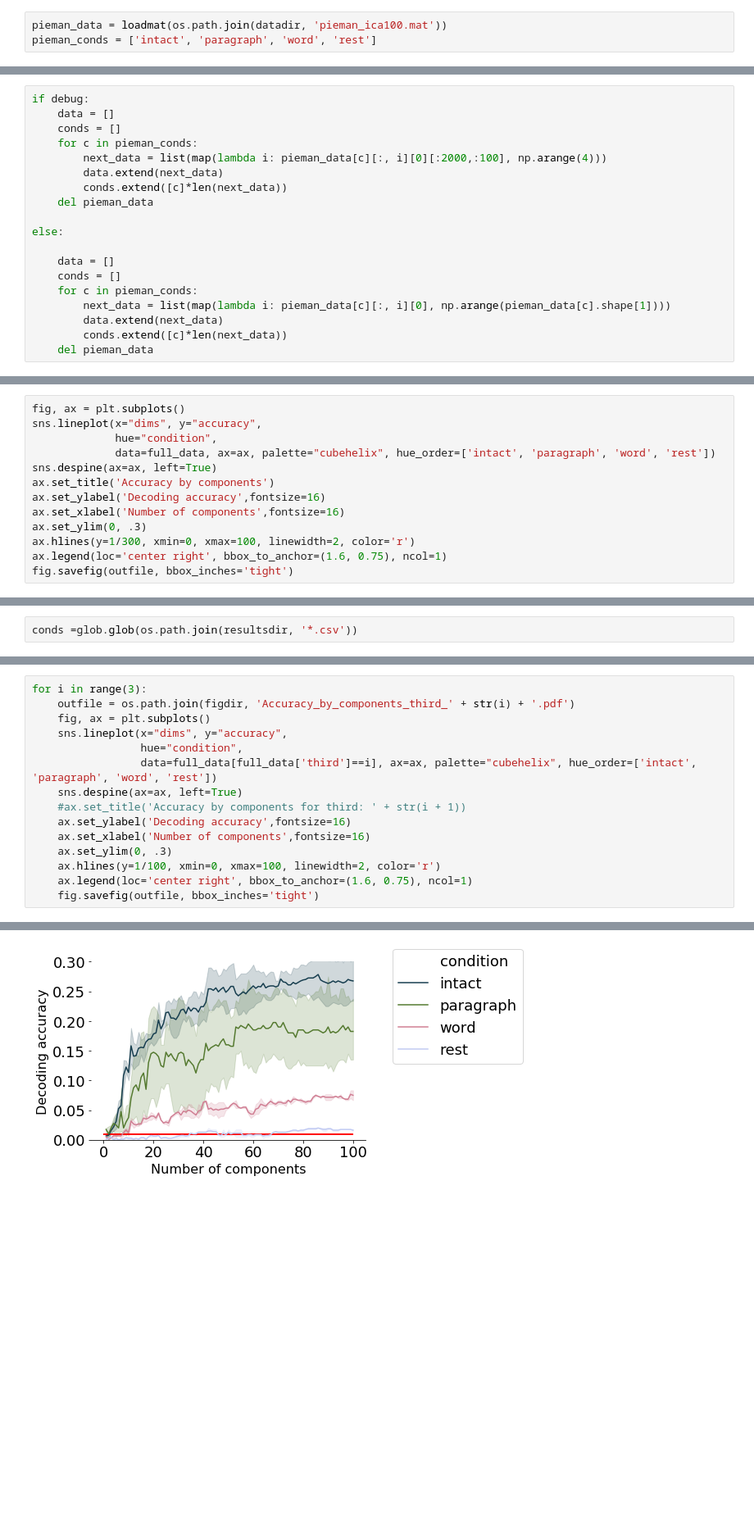
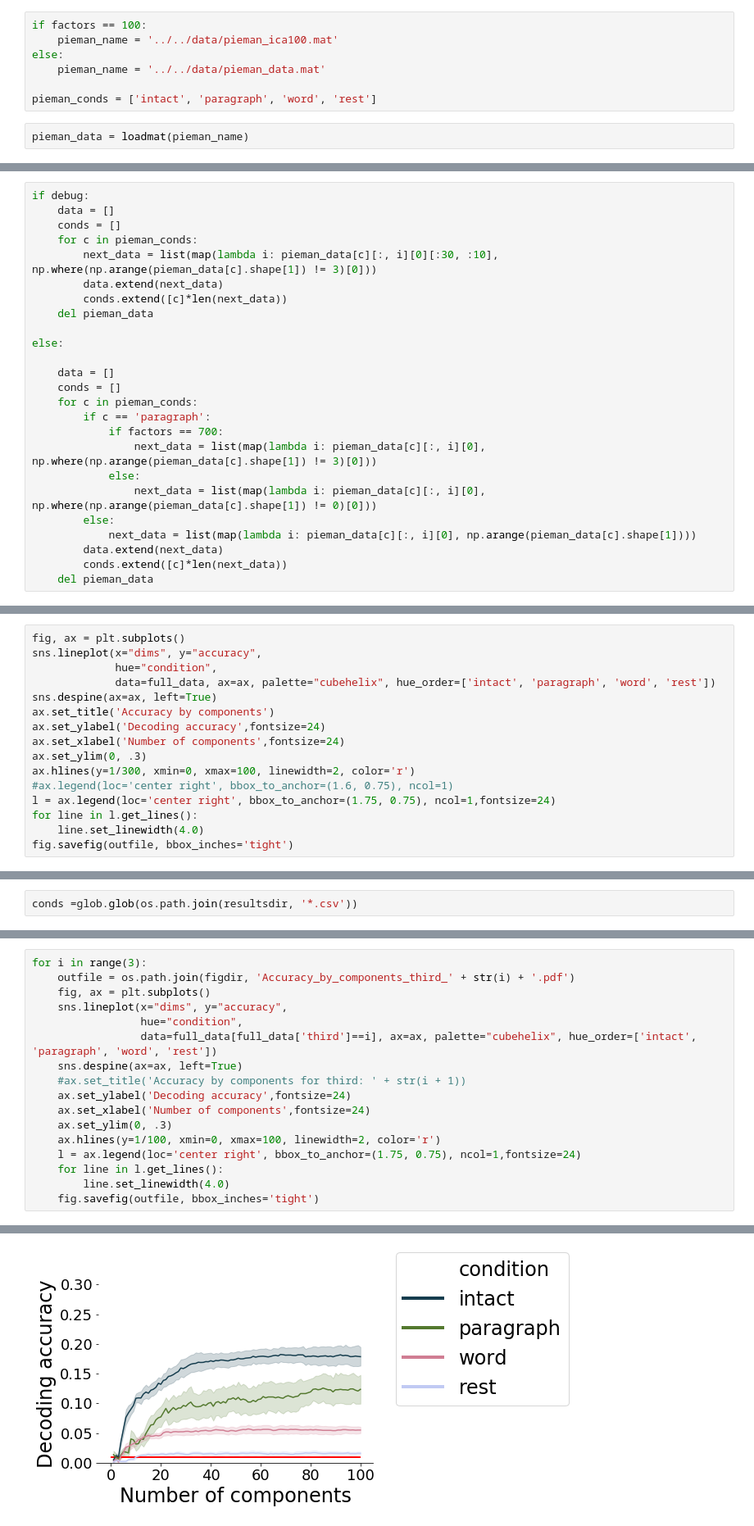
Before and after one commit to ContextLab/timecorr-paper, a Jupyter notebook: code/notebooks/pca_pieman.ipynb, the cells around one changed output, grey strips where cells are left out. Shown at 82% size. Saved outputs shown, nothing was run; the diff lists cells and outputs as text; blank space fills up the shorter version.

```diff
--- a/code/notebooks/pca_pieman.ipynb
+++ b/code/notebooks/pca_pieman.ipynb
@@ -26,6 +28,12 @@ if not os.path.exists(figdir):
 # %%
-pieman_data = loadmat(os.path.join(datadir, 'pieman_ica100.mat'))
+if factors == 100:
+    pieman_name = '../../data/pieman_ica100.mat'
+else:
+    pieman_name = '../../data/pieman_data.mat'
+
 pieman_conds = ['intact', 'paragraph', 'word', 'rest']
+# %%
+pieman_data = loadmat(pieman_name)
 # %%
 debug = False
 # %%
@@ -33,7 +41,7 @@ if debug:
     data = []
     conds = []
     for c in pieman_conds:
-        next_data = list(map(lambda i: pieman_data[c][:, i][0][:2000,:100], np.arange(4)))
+        next_data = list(map(lambda i: pieman_data[c][:, i][0][:30, :10], np.where(np.arange(pieman_data[c].shape[1]) != 3)[0]))
         data.extend(next_data)
         conds.extend([c]*len(next_data))
     del pieman_data
@@ -43,7 +51,13 @@ else:
     data = []
     conds = []
     for c in pieman_conds:
-        next_data = list(map(lambda i: pieman_data[c][:, i][0], np.arange(pieman_data[c].shape[1])))
+        if c == 'paragraph':
+            if factors == 700:
+                next_data = list(map(lambda i: pieman_data[c][:, i][0], np.where(np.arange(pieman_data[c].shape[1]) != 3)[0]))
+            else:
+                next_data = list(map(lambda i: pieman_data[c][:, i][0], np.where(np.arange(pieman_data[c].shape[1]) != 0)[0]))
+        else:
+            next_data = list(map(lambda i: pieman_data[c][:, i][0], np.arange(pieman_data[c].shape[1])))
         data.extend(next_data)
         conds.extend([c]*len(next_data))
     del pieman_data
@@ -109,10 +123,13 @@ sns.lineplot(x="dims", y="accuracy",
              data=full_data, ax=ax, palette="cubehelix", hue_order=['intact', 'paragraph', 'word', 'rest'])
 sns.despine(ax=ax, left=True)
 ax.set_title('Accuracy by components')
-ax.set_ylabel('Decoding accuracy',fontsize=16)
-ax.set_xlabel('Number of components',fontsize=16)
+ax.set_ylabel('Decoding accuracy',fontsize=24)
+ax.set_xlabel('Number of components',fontsize=24)
 ax.set_ylim(0, .3)
 ax.hlines(y=1/300, xmin=0, xmax=100, linewidth=2, color='r')
-ax.legend(loc='center right', bbox_to_anchor=(1.6, 0.75), ncol=1)
+#ax.legend(loc='center right', bbox_to_anchor=(1.6, 0.75), ncol=1)
+l = ax.legend(loc='center right', bbox_to_anchor=(1.75, 0.75), ncol=1,fontsize=24)
+for line in l.get_lines():
+    line.set_linewidth(4.0)
 fig.savefig(outfile, bbox_inches='tight')
 # %% [output]
@@ -149,10 +166,12 @@ for i in range(3):
                  data=full_data[full_data['third']==i], ax=ax, palette="cubehelix", hue_order=['intact', 'paragraph', 'word', 'rest'])
     sns.despine(ax=ax, left=True)
     #ax.set_title('Accuracy by components for third: ' + str(i + 1))
-    ax.set_ylabel('Decoding accuracy',fontsize=16)
-    ax.set_xlabel('Number of components',fontsize=16)
+    ax.set_ylabel('Decoding accuracy',fontsize=24)
+    ax.set_xlabel('Number of components',fontsize=24)
     ax.set_ylim(0, .3)
     ax.hlines(y=1/100, xmin=0, xmax=100, linewidth=2, color='r')
-    ax.legend(loc='center right', bbox_to_anchor=(1.6, 0.75), ncol=1)
+    l = ax.legend(loc='center right', bbox_to_anchor=(1.75, 0.75), ncol=1,fontsize=24)
+    for line in l.get_lines():
+        line.set_linewidth(4.0)
     fig.savefig(outfile, bbox_inches='tight')
 # %% [output]
@@ -160 +179 @@ for i in range(3):
-[figure, old version]
+[figure, new version]
```
Also changed, not shown: parts of 5 cells of this notebook, 15 other files.
